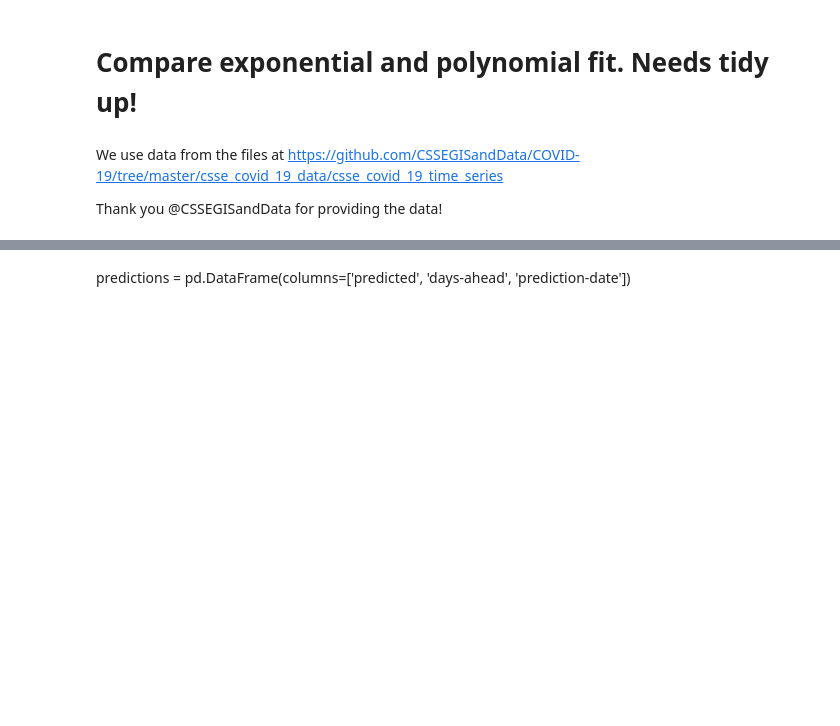
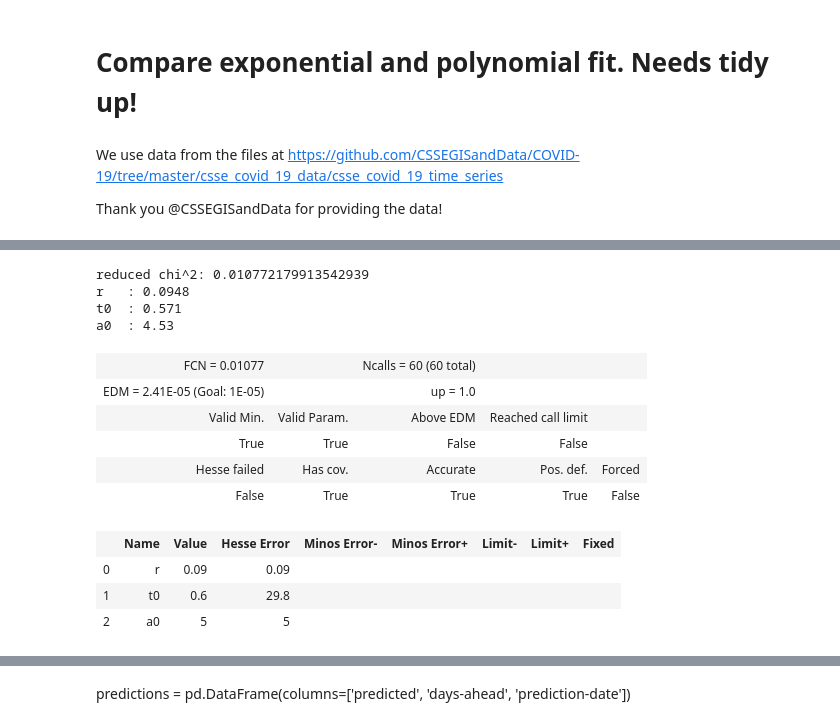
Before and after one commit to oscovida/oscovida, a Jupyter notebook: current-trends.ipynb, the cells around one changed output, grey strips where cells are left out. Cells and saved outputs as stored; diff of their text form; code cells hidden in the pictures; blank space fills up the shorter version.

```diff
--- a/current-trends.ipynb
+++ b/current-trends.ipynb
@@ -264,0 +279,73 @@ NameError: name 'par' is not defined
+# %%
+def pretty_params(**par):
+    end='\n'
+    s = ""
+    for p in par:
+        s += f"{p:3} : {par[p]:.3g}" + end
+    return s
+
+
+def model(xdata, r, t0, a0):
+    return np.exp(r*(xdata-t0))+a0
+
+
+
+def exp_fit(xdata, ydata, p0):
+    r, t0, a0 = p0
+
+    def least_squares(r, t0, a0):
+        yvar = 10
+        return sum((ydata - model(xdata, r, t0, a0))**2)/yvar
+
+    m = iminuit.Minuit(least_squares,
+                       r=r, t0=t0, a0=a0, error_r=0.02, error_t0=0.2, error_a0=1,
+                       errordef=1)
+    res = m.migrad()
+    print(f"reduced chi^2: {m.fval / (len(ydata) - 3)}")
+    r, t0, a0 = m.np_values()
+    print(pretty_params(r=r, t0=t0, a0=a0))
+
+    return m, res
+
+def plot(xdata, ydata, r, t0, a0):
+    #r, t0, a0 = m.np_values()
+
+    fitted = model(xdata, r, t0, a0)
+
+    fig, ax = plt.subplots(figsize=figsize)
+    ax.plot(xdata, ydata, 'og')
+    ax.plot(xdata, fitted, '-b')
+    #ax.legend(["data", "fit: $n(t) = c(t-t_0)^p+a_0$"])
+    #ax.set_title(f"Infections $n(t)$ ({pretty_params(param_infections, end=', ')})")
+    #ax.xaxis.set_major_locator(matplotlib.dates.DayLocator())
+    #ax.xaxis.set_major_formatter(matplotlib.dates.DateFormatter('%b %d'))
+    #ax.tick_params(axis='x', rotation=90)
+    #fig.savefig('figures/infections-with-model-fit.svg')
+    # print(fitted_infections)
+
+def test_model():
+    xdata = np.linspace(0, 30, 4)
+    ydata = 0 + np.exp(0.1*(xdata - 0)) + 5*np.random.random_sample(xdata.shape)
+    m, res = exp_fit(xdata, ydata, (.1, 0.00, 0.0))
+    r, t0, a0 = m.np_values()
+    plot(xdata, ydata, r, t0, a0)
+    return res, m, xdata, ydata
+
+
+res, m, xdata, ydata = test_model()
+res
+# %% [output]
+reduced chi^2: 0.010772179913542939
+r   : 0.0948
+t0  : 0.571
+a0  : 4.53
+| FCN = 0.01077 |  | Ncalls = 60 (60 total) |  |  |
+| EDM = 2.41E-05 (Goal: 1E-05) |  | up = 1.0 |  |  |
+| Valid Min. | Valid Param. | Above EDM | Reached call limit |  |
+| True | True | False | False |  |
+| Hesse failed | Has cov. | Accurate | Pos. def. | Forced |
+| False | True | True | True | False |
+|  | Name | Value | Hesse Error | Minos Error- | Minos Error+ | Limit- | Limit+ | Fixed |
+| 0 | r | 0.09 | 0.09 |  |  |  |  |  |
+| 1 | t0 | 0.6 | 29.8 |  |  |  |  |  |
+| 2 | a0 | 5 | 5 |  |  |  |  |  |
```
Also changed, not shown: parts of 49 cells of this notebook.
